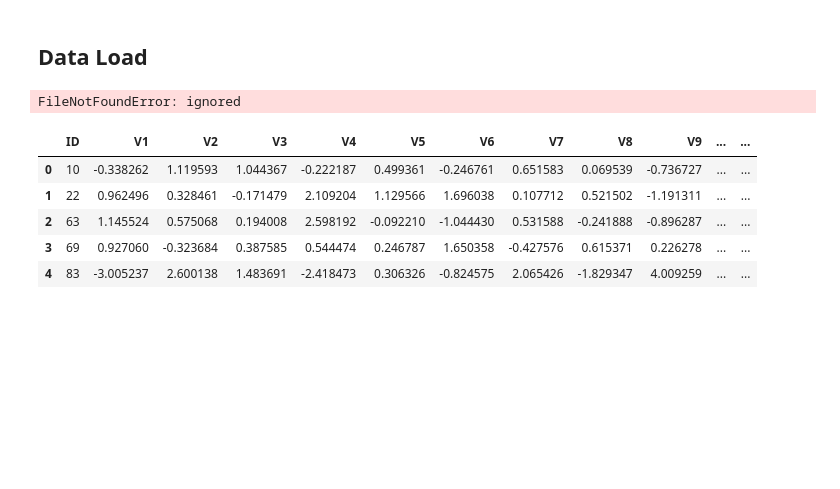
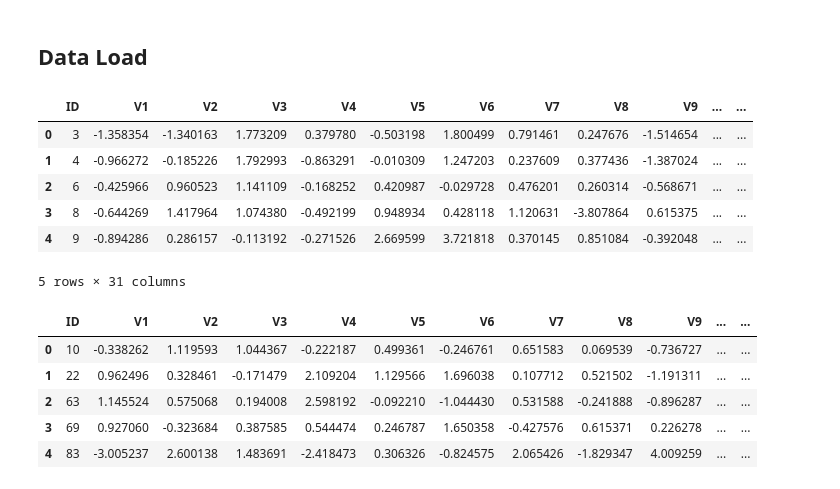
Before and after one commit to Hello-Hyuk/Credit_card_fraud, a Jupyter notebook: [Baseline]_Anomaly_Detection_with_IsolationForest_(비지도학습).ipynb, the cells around one changed output. Cells and saved outputs as stored; diff of their text form; code cells hidden in the pictures; blank space fills up the shorter version.

Commit message:
first_train

```diff
--- a/[Baseline]_Anomaly_Detection_with_IsolationForest_(비지도학습).ipynb
+++ b/[Baseline]_Anomaly_Detection_with_IsolationForest_(비지도학습).ipynb
@@ -62,9 +51,15 @@ warnings.filterwarnings(action='ignore')
 # %% [markdown]
 ## Data Load
 # %%
-train_df = pd.read_csv('./train.csv') # Train
+train_df = pd.read_csv('/content/drive/MyDrive/Dacon/rf/train.csv') # Train
 train_df.head()
 ###
 # %% [output]
+|  | ID | V1 | V2 | V3 | V4 | V5 | V6 | V7 | V8 | V9 | ... | ... |
+| 0 | 3 | -1.358354 | -1.340163 | 1.773209 | 0.379780 | -0.503198 | 1.800499 | 0.791461 | 0.247676 | -1.514654 | ... | ... |
+| 1 | 4 | -0.966272 | -0.185226 | 1.792993 | -0.863291 | -0.010309 | 1.247203 | 0.237609 | 0.377436 | -1.387024 | ... | ... |
+| 2 | 6 | -0.425966 | 0.960523 | 1.141109 | -0.168252 | 0.420987 | -0.029728 | 0.476201 | 0.260314 | -0.568671 | ... | ... |
+| 3 | 8 | -0.644269 | 1.417964 | 1.074380 | -0.492199 | 0.948934 | 0.428118 | 1.120631 | -3.807864 | 0.615375 | ... | ... |
+| 4 | 9 | -0.894286 | 0.286157 | -0.113192 | -0.271526 | 2.669599 | 3.721818 | 0.370145 | 0.851084 | -0.392048 | ... | ... |
-FileNotFoundError: ignored
+5 rows × 31 columns
 # %%
```
Also changed, not shown: parts of 7 cells of this notebook.
